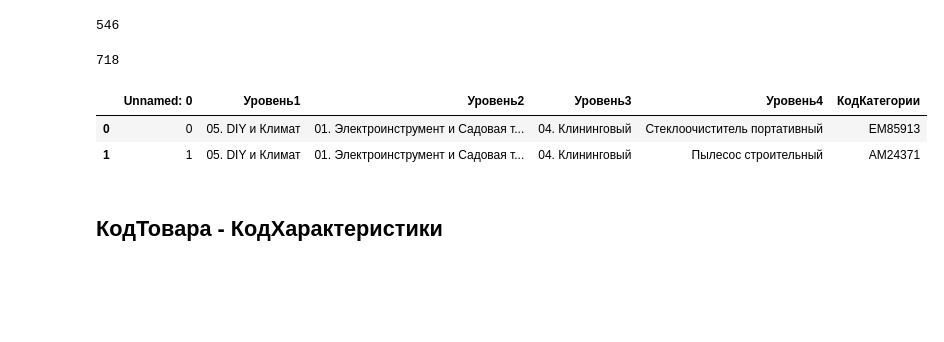
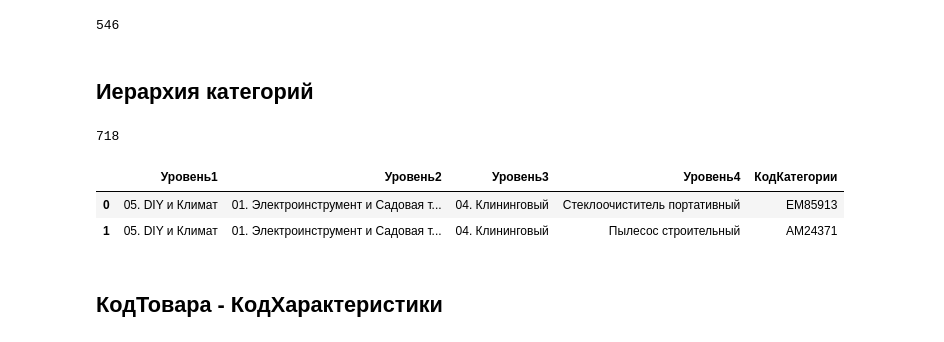
Before and after one commit to Viktor-VK/DST-138-Prodjects, a Jupyter notebook: PROJECT-FINAL_Segmentation/Классификация_по_сегментам.ipynb, the cells around one changed output. Drawn from its saved outputs; the diff is of its cells as text; code cells hidden in the pictures; blank space fills up the shorter version.

```diff
--- a/PROJECT-FINAL_Segmentation/Классификация_по_сегментам.ipynb
+++ b/PROJECT-FINAL_Segmentation/Классификация_по_сегментам.ipynb
@@ -49,16 +44,18 @@ list_auto_segments = dim_segment['КодКатегории'].unique()
 len(list_auto_segments)
 # %% [output]
 546
+# %% [markdown]
+## Иерархия категорий
 # %%
 # Преобразование иерархии в датафрейм
-df_hierarchy = pd.read_csv('data/hierarchy.csv')
+df_hierarchy = pd.read_csv('data/hierarchy.zip')
 print(len(df_hierarchy))
-df_hierarchy.head(2)
+df_hierarchy.drop(columns='Unnamed: 0').head(2)
 # %% [output]
 718
-|  | Unnamed: 0 | Уровень1 | Уровень2 | Уровень3 | Уровень4 | КодКатегории |
-| 0 | 0 | 05. DIY и Климат | 01. Электроинструмент и Садовая т... | 04. Клининговый | Стеклоочиститель портативный | EM85913 |
-| 1 | 1 | 05. DIY и Климат | 01. Электроинструмент и Садовая т... | 04. Клининговый | Пылесос строительный | AM24371 |
+|  | Уровень1 | Уровень2 | Уровень3 | Уровень4 | КодКатегории |
+| 0 | 05. DIY и Климат | 01. Электроинструмент и Садовая т... | 04. Клининговый | Стеклоочиститель портативный | EM85913 |
+| 1 | 05. DIY и Климат | 01. Электроинструмент и Садовая т... | 04. Клининговый | Пылесос строительный | AM24371 |
 # %% [markdown]
 ## КодТовара - КодХарактеристики
 # %%
```
Also changed, not shown: parts of 15 cells of this notebook, 8 other files.
